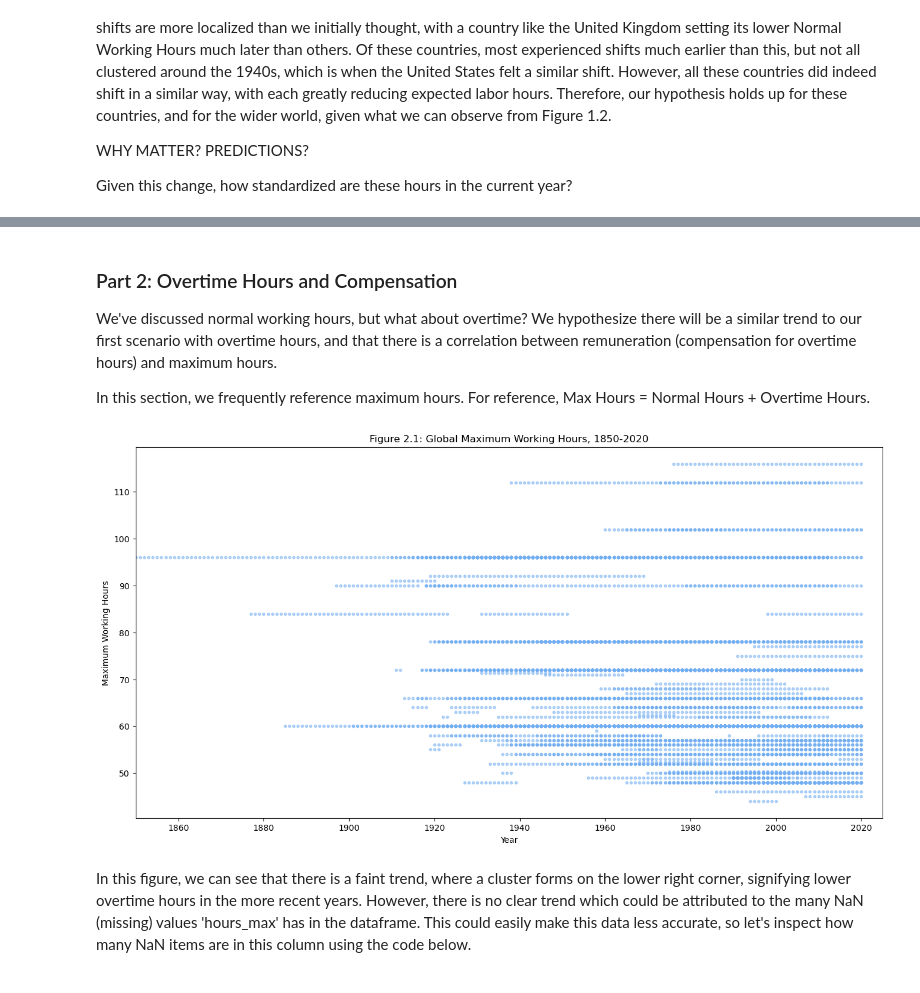
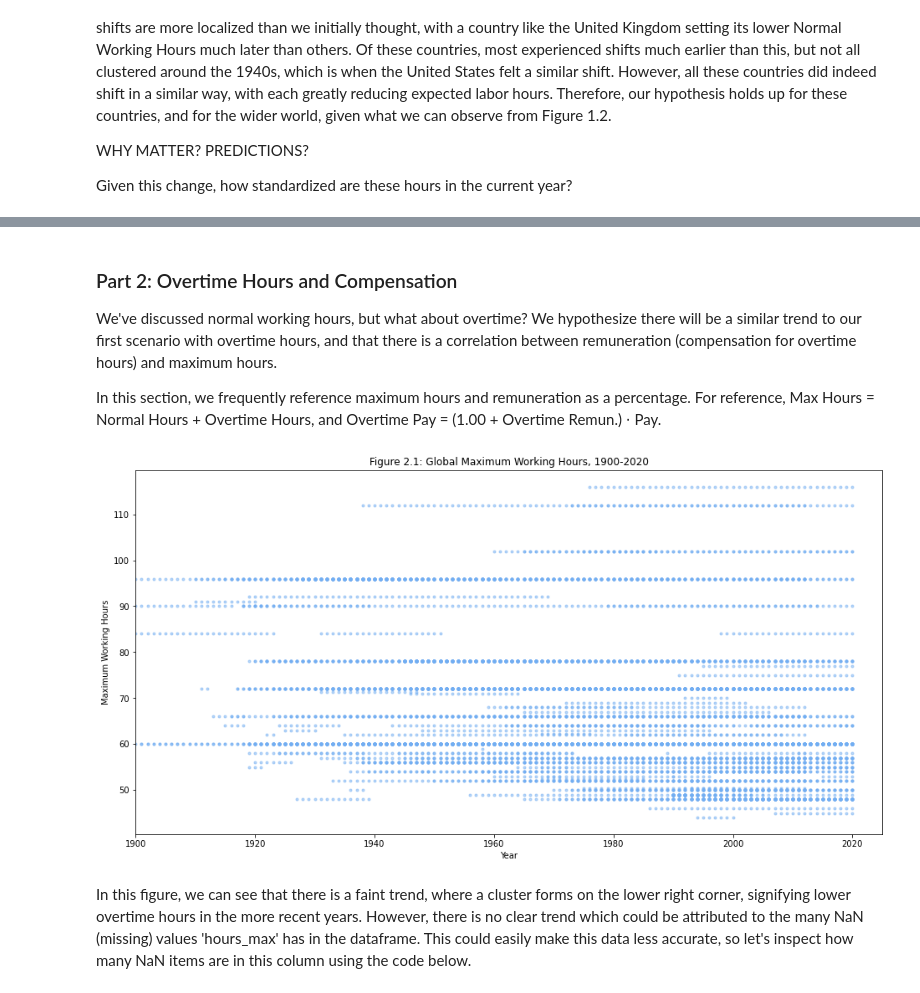
Before and after one commit to trevor-moss/ek121_finalProj, a Jupyter notebook: submission_format.ipynb, the cells around one changed output, grey strips where cells are left out. Saved outputs shown, nothing was run; the diff lists cells and outputs as text; code cells hidden in the pictures.

```diff
--- a/submission_format.ipynb
+++ b/submission_format.ipynb
@@ -188,22 +188,22 @@ normalhours_df_2020.min()
 
 We've discussed normal working hours, but what about overtime? We hypothesize there will be a similar trend to our first scenario with overtime hours, and that there is a correlation between remuneration (compensation for overtime hours) and maximum hours.
 
-In this section, we frequently reference maximum hours. For reference, Max Hours = Normal Hours + Overtime Hours.
+In this section, we frequently reference maximum hours and remuneration as a percentage. For reference, Max Hours = Normal Hours + Overtime Hours, and Overtime Pay = (1.00 + Overtime Remun.) ⋅ Pay.
 # %%
 # Plot 2.1
 
 df.plot(x='year',y='hours_max', legend=None, alpha=0.5, linestyle='None', marker='.', color="#72aef2") # scatter of year vs. max hours
 
 plt.xlim(1900, 2025) # cut out values pre-1900, dataset limited in scope at this point
 
 plt.ylabel('Maximum Working Hours')
 plt.xlabel('Year')
-plt.title('Figure 2.1: Global Maximum Working Hours, 1850-2020')
+plt.title('Figure 2.1: Global Maximum Working Hours, 1900-2020')
 plt.xlim(1900, 2025)
 
 plt.show()
 # %% [output]
-[figure, old version]
+[figure, new version]
 # %% [markdown]
 In this figure, we can see that there is a faint trend, where a cluster forms on the lower right corner, signifying lower overtime hours in the more recent years. However, there is no clear trend which could be attributed to the many NaN (missing) values 'hours_max' has in the dataframe. This could easily make this data less accurate, so let's inspect how many NaN items are in this column using the code below.
 # %%
```
Also changed, not shown: parts of 6 cells of this notebook.
